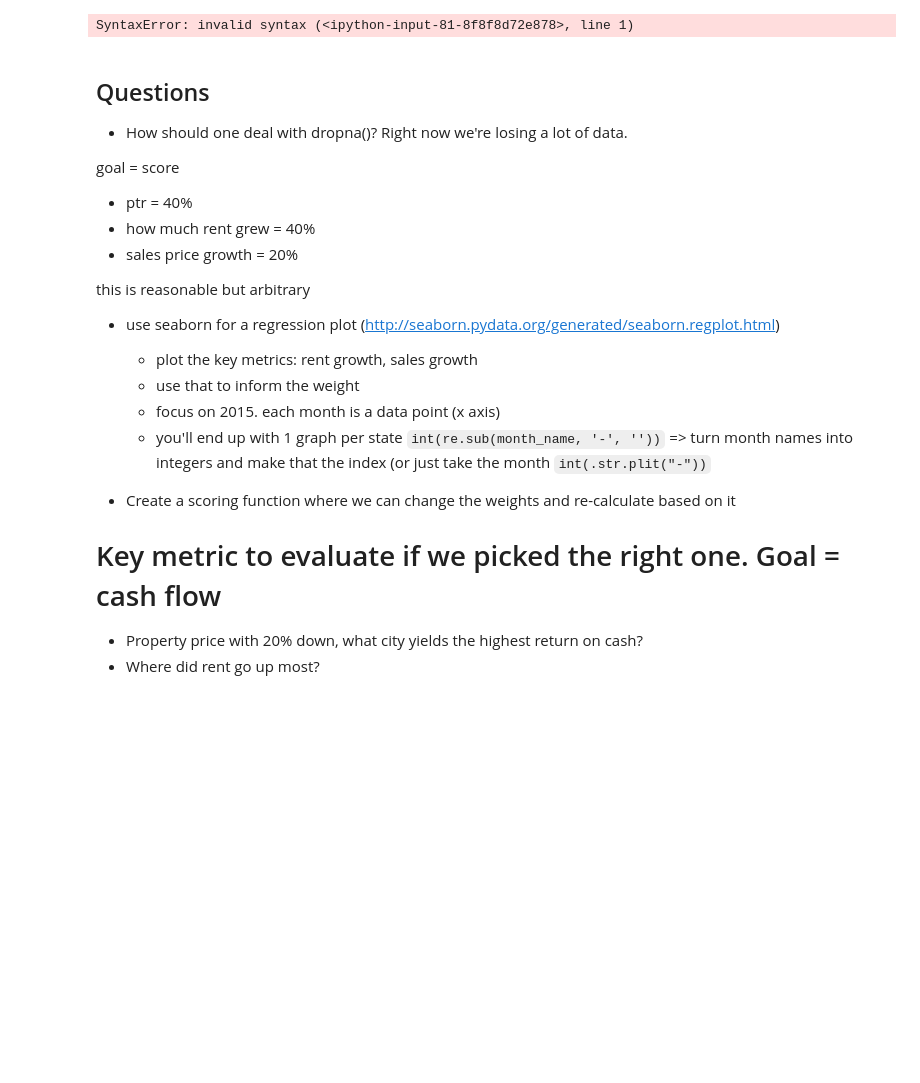
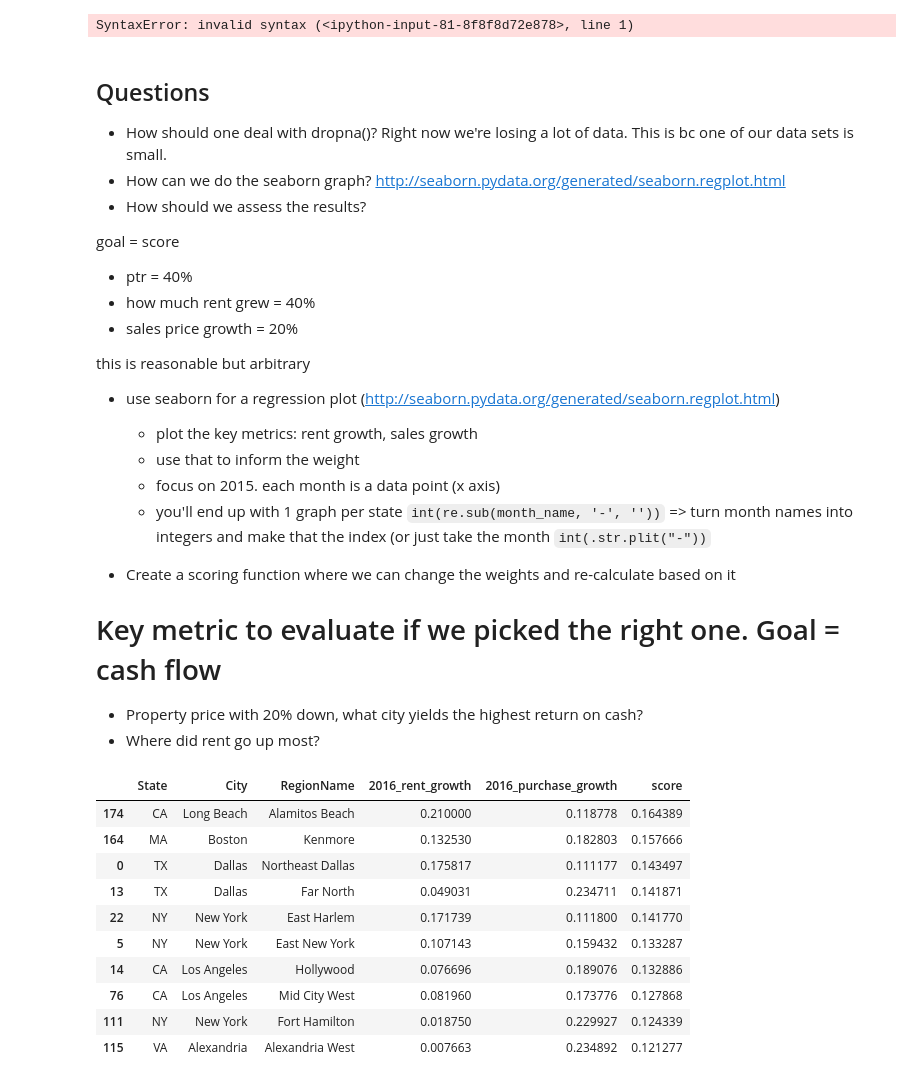
Before and after one commit to carlsednaoui/thinkful-data-science, a Jupyter notebook: coursework/unit_1_project/zillow_prediction.ipynb, the cells around one changed output. Drawn from its saved outputs; the diff is of its cells as text; code cells hidden in the pictures; blank space fills up the shorter version.

```diff
--- a/coursework/unit_1_project/zillow_prediction.ipynb
+++ b/coursework/unit_1_project/zillow_prediction.ipynb
@@ -161,7 +161,9 @@ SyntaxError: invalid syntax (<ipython-input-81-8f8f8d72e878>, line 1)
 # %% [markdown]
 ## Questions
 
-- How should one deal with dropna()? Right now we're losing a lot of data.
+- How should one deal with dropna()? Right now we're losing a lot of data. This is bc one of our data sets is small.
+- How can we do the seaborn graph? http://seaborn.pydata.org/generated/seaborn.regplot.html
+- How should we assess the results?
 
 
 goal = score
@@ -184,3 +186,37 @@ this is reasonable but arbitrary
 # Key metric to evaluate if we picked the right one. Goal = cash flow
 - Property price with 20% down, what city yields the highest return on cash?
 - Where did rent go up most?
+# %%
+# How 100% sure how to assess the results
+
+start_date = '2016-01'
+end_date = '2016-12'
+
+rental_1_room = pd.read_csv("./data/rental-1-room.csv")
+rental_1_room["2016_rent_growth"] = \
+    (rental_1_room[end_date] - rental_1_room[start_date]) / rental_1_room[start_date]
+
+purchase_1_room = pd.read_csv("./data/purchase-data/purchase/Neighborhood_Zhvi_1bedroom.csv")
+purchase_1_room["2016_purchase_growth"] = \
+    (purchase_1_room[end_date] - purchase_1_room[start_date]) / purchase_1_room[start_date]
+
+purchase_score = pd.concat([rental_1_room["State"], rental_1_room["City"], rental_1_room["RegionName"], rental_1_room["2016_rent_growth"], purchase_1_room["2016_purchase_growth"]], axis=1)
+purchase_score = purchase_score.dropna()
+
+rent_growth = .5
+sales_growth = .5
+
+purchase_score["score"] = (purchase_score["2016_rent_growth"] * rent_growth) + (purchase_score["2016_purchase_growth"] * sales_growth)
+purchase_score.sort_values("score", ascending=False).head(10)
+# %% [output]
+|  | State | City | RegionName | 2016_rent_growth | 2016_purchase_growth | score |
+| 174 | CA | Long Beach | Alamitos Beach | 0.210000 | 0.118778 | 0.164389 |
+| 164 | MA | Boston | Kenmore | 0.132530 | 0.182803 | 0.157666 |
+| 0 | TX | Dallas | Northeast Dallas | 0.175817 | 0.111177 | 0.143497 |
+| 13 | TX | Dallas | Far North | 0.049031 | 0.234711 | 0.141871 |
+| 22 | NY | New York | East Harlem | 0.171739 | 0.111800 | 0.141770 |
+| 5 | NY | New York | East New York | 0.107143 | 0.159432 | 0.133287 |
+| 14 | CA | Los Angeles | Hollywood | 0.076696 | 0.189076 | 0.132886 |
+| 76 | CA | Los Angeles | Mid City West | 0.081960 | 0.173776 | 0.127868 |
+| 111 | NY | New York | Fort Hamilton | 0.018750 | 0.229927 | 0.124339 |
+| 115 | VA | Alexandria | Alexandria West | 0.007663 | 0.234892 | 0.121277 |
```
